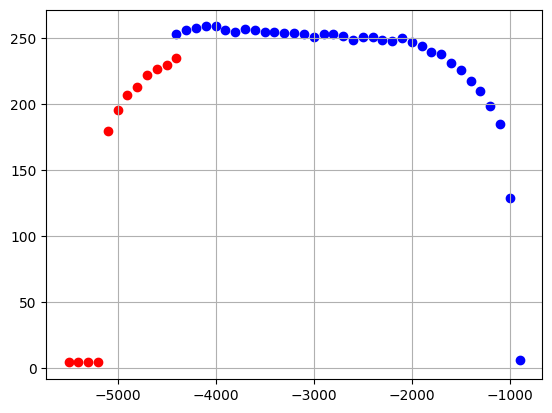
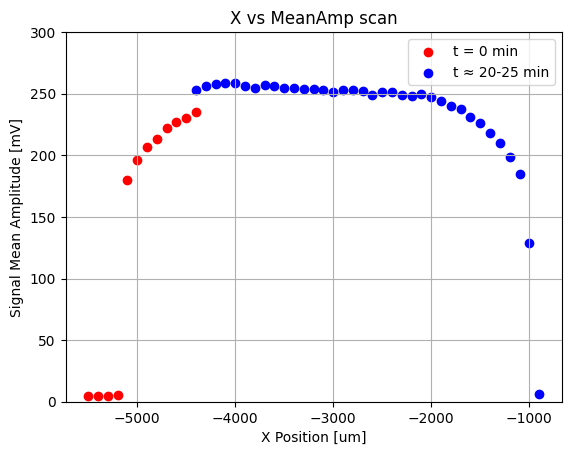
The change to this notebook cell's code, shown as a diff; its figure went from the first image to the second:
--- before
+++ after
@@ -1,5 +1,11 @@
 #Z = 3000um
-plt.scatter(X[:len(AmpMean0)], AmpMean0, color='red')
-plt.scatter(X[-len(AmpMean1):], AmpMean1, color='blue')
+plt.scatter(X[:len(AmpMean0)], AmpMean0, color='red', label='t = 0 min')
+plt.scatter(X[-len(AmpMean1):], AmpMean1, color='blue', label='t ≈ 20-25 min')
+plt.legend(loc=1)
 # plt.scatter(X, np.array(AmpMean) + 20)
-plt.grid() 
+plt.ylim(0, 300)
+plt.grid()
+plt.ylabel("Signal Mean Amplitude [mV]")
+plt.xlabel("X Position [um]")
+plt.title("X vs MeanAmp scan")
+plt.savefig("27April-20minAfter.png")

Commit: Eclipse on the edge method application investigation.